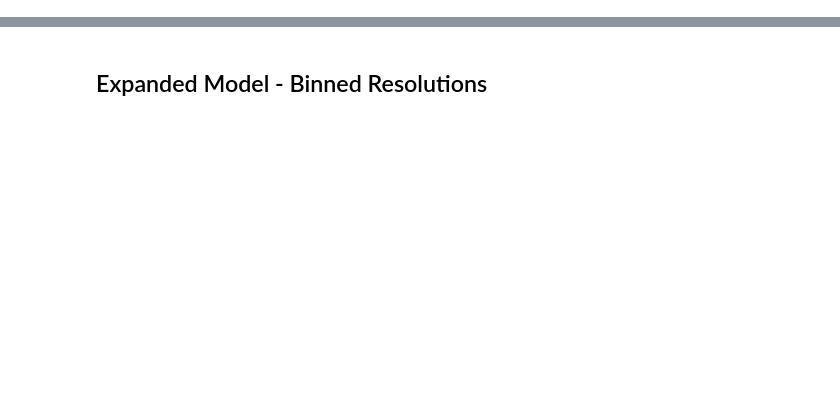
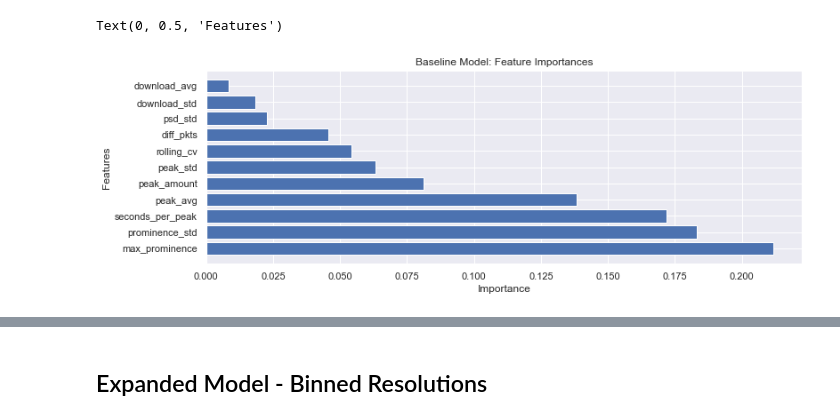
Before and after one commit to stephdoan/ResRecovery, a Jupyter notebook: notebooks/03_Random_Forest_Models.ipynb, the cells around one changed output, grey strips where cells are left out. Saved outputs shown, nothing was run; the diff lists cells and outputs as text; code cells hidden in the pictures; blank space fills up the shorter version.

```diff
--- a/notebooks/03_Random_Forest_Models.ipynb
+++ b/notebooks/03_Random_Forest_Models.ipynb
@@ -85,0 +112,11 @@ training.shape
+# %%
+X, y = training.drop(columns=['resolution']), training['resolution']
+X_train, X_test, y_train, y_test = train_test_split(X, y, test_size = 0.25, random_state = 42,  stratify=training['resolution'])
+
+clf = RandomForestClassifier(n_estimators = 10, max_depth = 10, criterion = 'entropy', min_samples_split = 3, random_state = 42)
+clf.fit(X_train, y_train)
+y_pred = clf.predict(X_test)
+
+print('Random Forest - Baseline Accuracy: ' + str(accuracy_score(y_test, y_pred)))
+print('F1 Score: ' + str(np.round(f1_score(y_test, y_pred, average=None), 2)))
+pd.crosstab(y_test, y_pred, rownames=['Actual Resolution'], colnames=['Predicted Resolution'], normalize='index')
@@ -85,0 +139,12 @@ training.shape
+# %%
+importances = clf.feature_importances_
+indices = np.argsort(importances)[::-1]
+
+sns.set(rc={'figure.figsize':(12,4)})
+plt.barh(np.array(features)[indices],importances[indices])
+plt.title('Baseline Model: Feature Importances')
+plt.xlabel('Importance')
+plt.ylabel('Features')
+# %% [output]
+Text(0, 0.5, 'Features')
+[figure, added]
```
Also changed, not shown: parts of 24 cells of this notebook, 21 other files.
